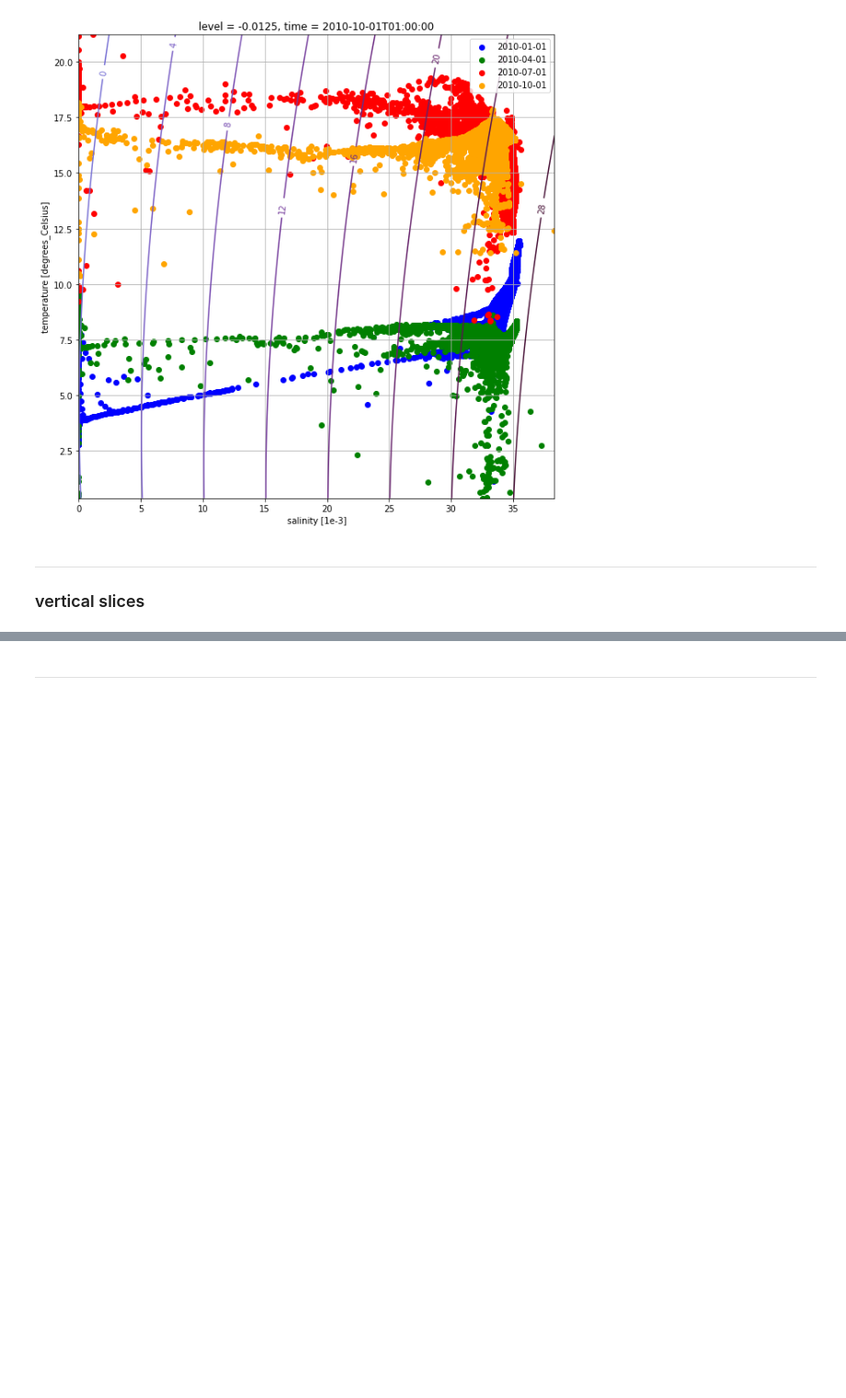
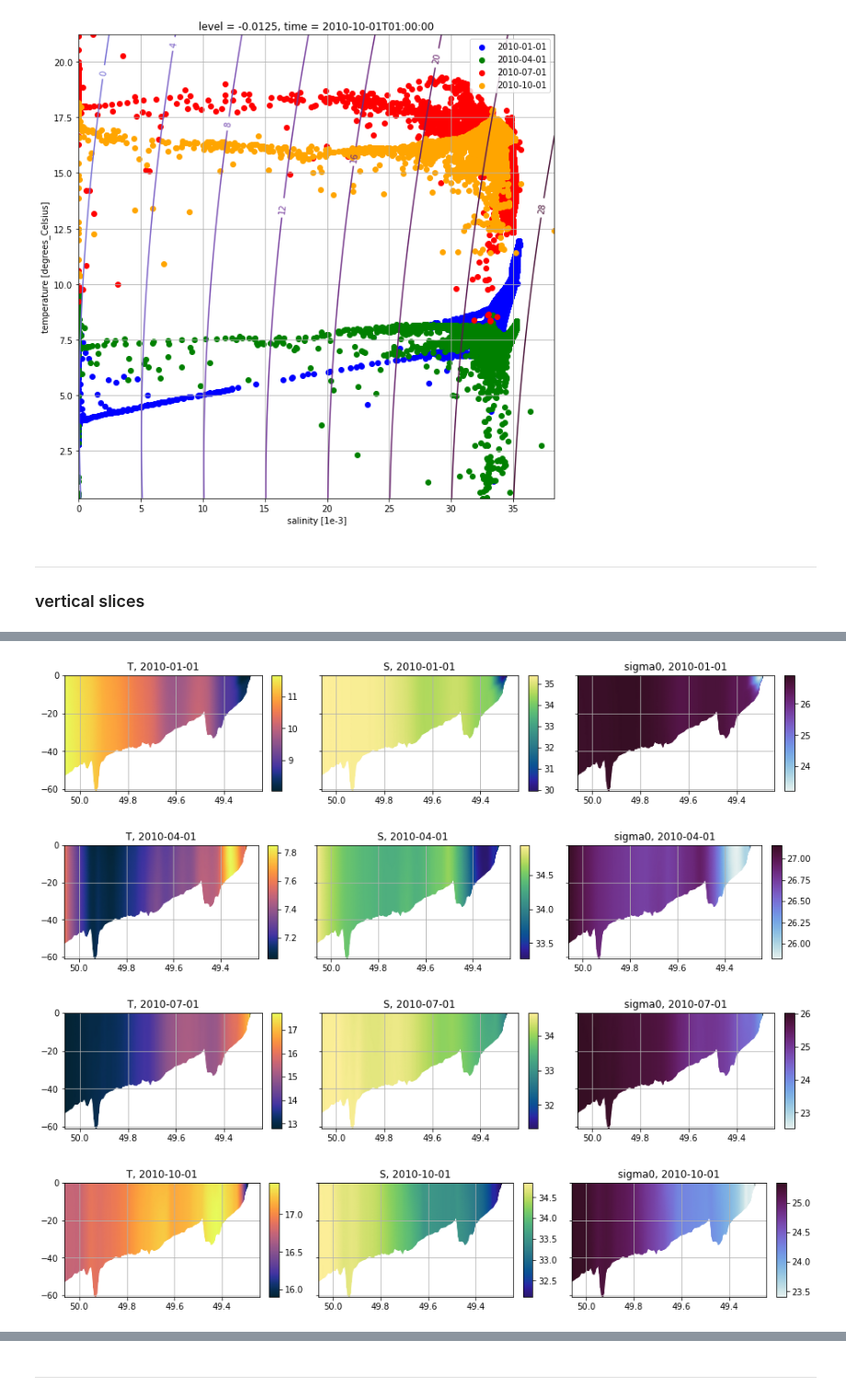
Before and after one commit to apatlpo/taos, a Jupyter notebook: mars/overview_hourly.ipynb, the cells around one changed output, grey strips where cells are left out. Shown at 92% size. Drawn from its saved outputs; the diff is of its cells as text; code cells hidden in the pictures; blank space fills up the shorter version.

```diff
--- a/mars/overview_hourly.ipynb
+++ b/mars/overview_hourly.ipynb
@@ -137,0 +135,35 @@ ax.legend()
+# %%
+for t in dsi.time:
+
+    _ds = dsi.sel(time=t)
+
+    fig = plt.figure(figsize=(15,2.5))
+    spec = fig.add_gridspec(ncols=3, nrows=1, wspace=0.3)
+
+    ax = fig.add_subplot(spec[0])
+    ms.plot_section(_ds["TEMP"], "latitude",
+                    ax=ax, fig=fig,
+                    title="T, "+str(t.dt.strftime("%Y-%m-%d").values),
+                    cmap=ms.cm.thermal,
+                    colorbar=True,
+                    #colorbar_kwargs=cbark,
+                   )
+    ax = fig.add_subplot(spec[1])
+    ms.plot_section(_ds["SAL"], "latitude",
+                    ax=ax, fig=fig,
+                    title="S, "+str(t.dt.strftime("%Y-%m-%d").values),
+                    cmap=ms.cm.haline,
+                    ylabel=False,
+                   )
+    ax = fig.add_subplot(spec[2])
+    ms.plot_section(_ds["sigma0"], "latitude",
+                    ax=ax, fig=fig,
+                    title="sigma0, "+str(t.dt.strftime("%Y-%m-%d").values),
+                    cmap=ms.cm.dense,
+                    ylabel=False,
+                   )
+# %% [output]
+[figure, added]
+[figure, added]
+[figure, added]
+[figure, added]
```
Also changed, not shown: parts of 19 cells of this notebook, 1 other file.
